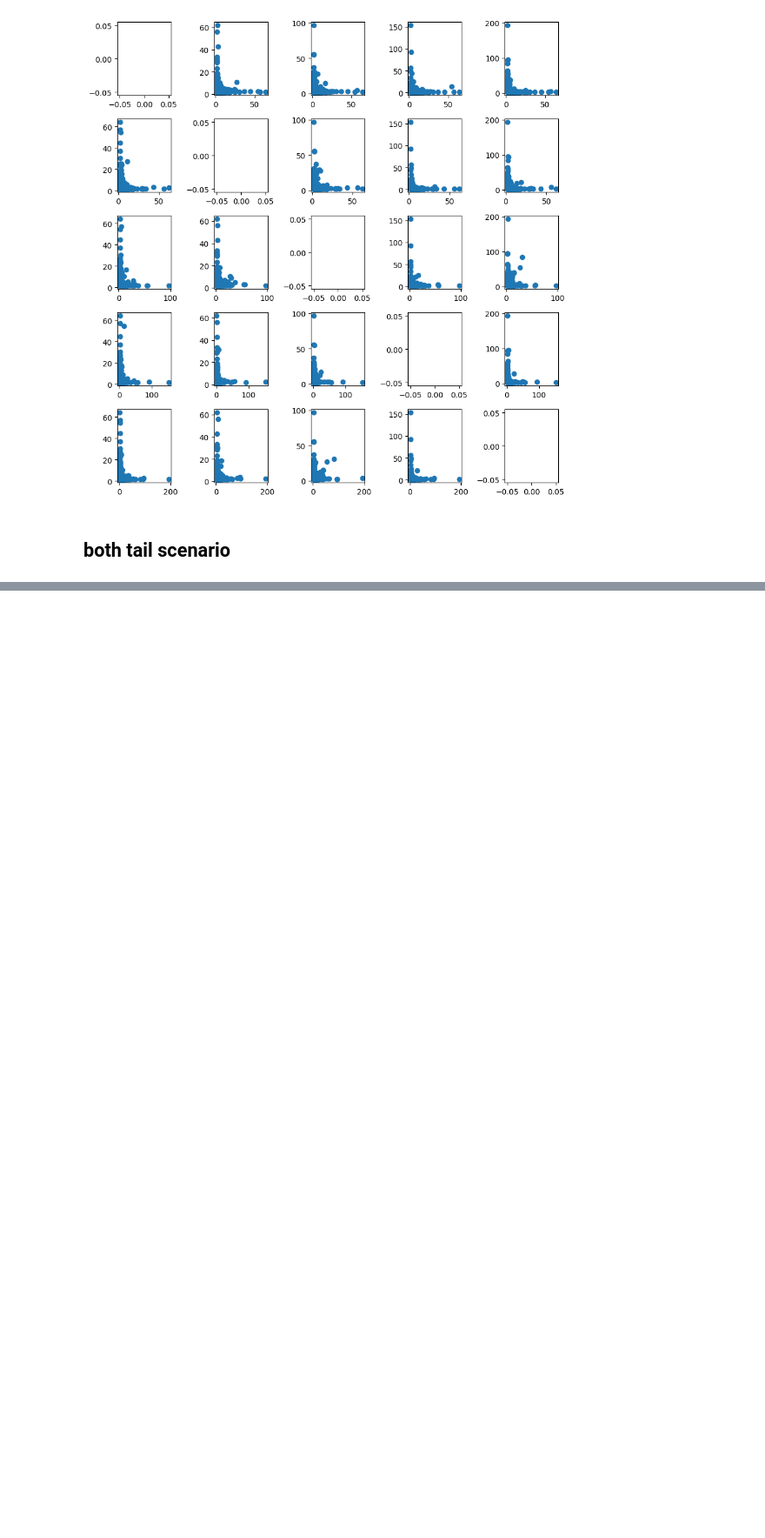
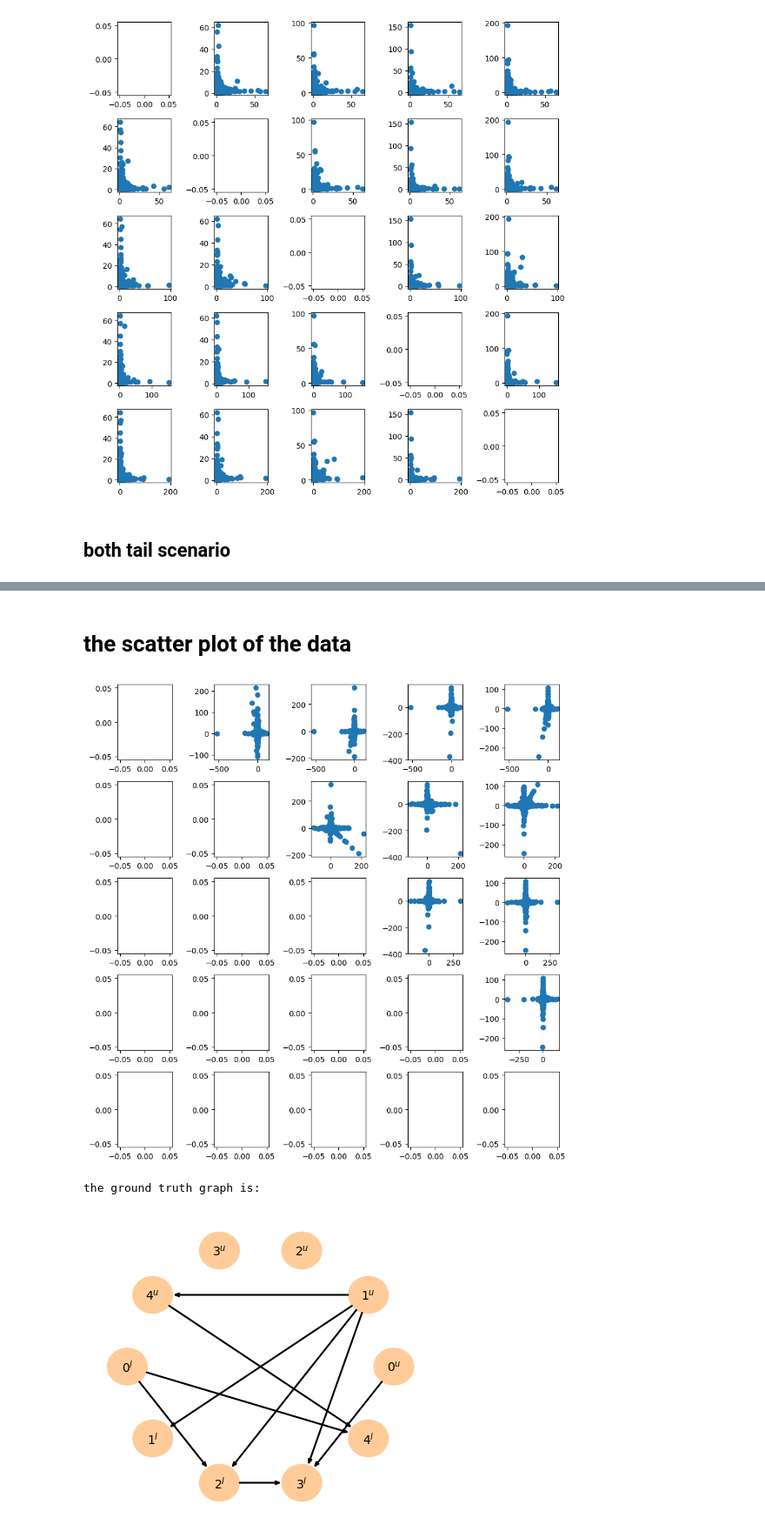
Before and after one commit to junshujiang/tailSCM, a Jupyter notebook: tutorial1_simulationAndComparison.ipynb, the cells around one changed output, grey strips where cells are left out. Shown at 87% size. Cells and saved outputs as stored; diff of their text form; code cells hidden in the pictures; blank space fills up the shorter version.

```diff
--- a/tutorial1_simulationAndComparison.ipynb
+++ b/tutorial1_simulationAndComparison.ipynb
@@ -61,12 +68,12 @@ pathh=os.path.join(log_path,f"NodeSize:{num_nodes},EdgeSize:{(adjacency_matrix>0
 
 
 IC_1=np.linalg.inv(np.eye(adjacency_matrix.shape[0])-adjacency_matrix)
-N_data=simulation(np.eye(adjacency_matrix.shape[0]),n).T
+N_data=simulation(n,num_nodes).T
 X_data=otimes(IC_1,N_data)
 data_df=pd.DataFrame(X_data.T)
 
 
-resultsThisPaper,_=method_this_paper(data_df,pc_alpha=0.005)
+resultsThisPaper,_=method_this_paper(data_df,pc_alpha=pc_alpha,quantile=quantile)
 resultsGong=ComparisonGong(data_df,alpha = 0.04, beta = 1.26)
 
 error_rate_this_paper,_=compare_graphs(resultsThisPaper,edges_matrix)
@@ -141,0 +182,24 @@ draw_graph(edge_shape,var_names=var_names)#,pathh,nodes)
+# %% [markdown]
+# the scatter plot of the data
+# %%
+import matplotlib.pyplot as plt
+data_df=pd.DataFrame(X_data.T)
+num_vars = data_df.shape[1]
+fig, axes = plt.subplots(nrows=num_vars, ncols=num_vars, figsize=(9, 9))
+
+for i in range(num_vars):
+    for j in range(num_vars):
+        if i <j:
+            axes[i, j].scatter(data_df.iloc[:, i], data_df.iloc[:, j])
+        else:
+            axes[i, j].scatter([],[])
+
+plt.tight_layout()
+plt.show()
+
+print("the ground truth graph is:")
+draw_graph(edge_shape,var_names=[f"${i}^{{u}}$" for i in range(num_nodes)]+[f"${i}^{{l}}$" for i in range(num_nodes)])
+# %% [output]
+[figure, added]
+the ground truth graph is:
+[figure, added]
```
Also changed, not shown: parts of 11 cells of this notebook, 1 other file.
